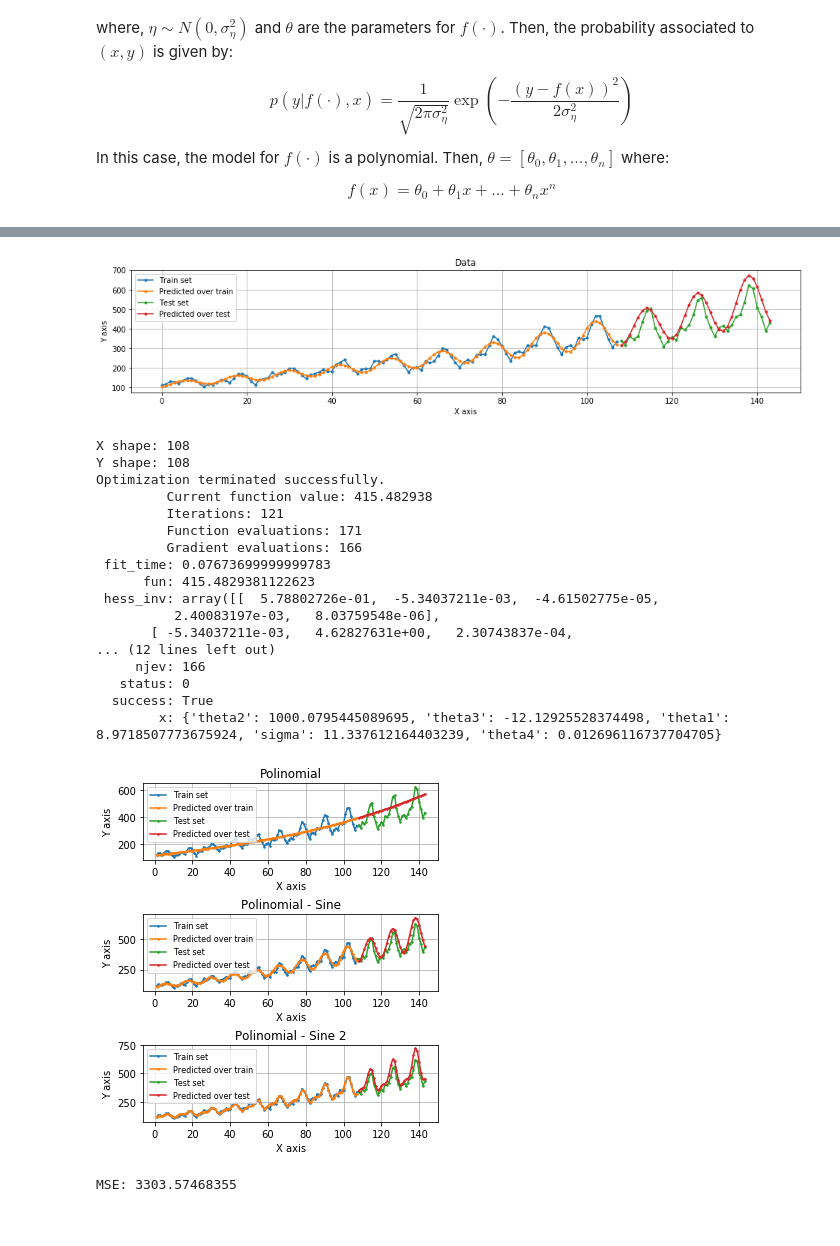
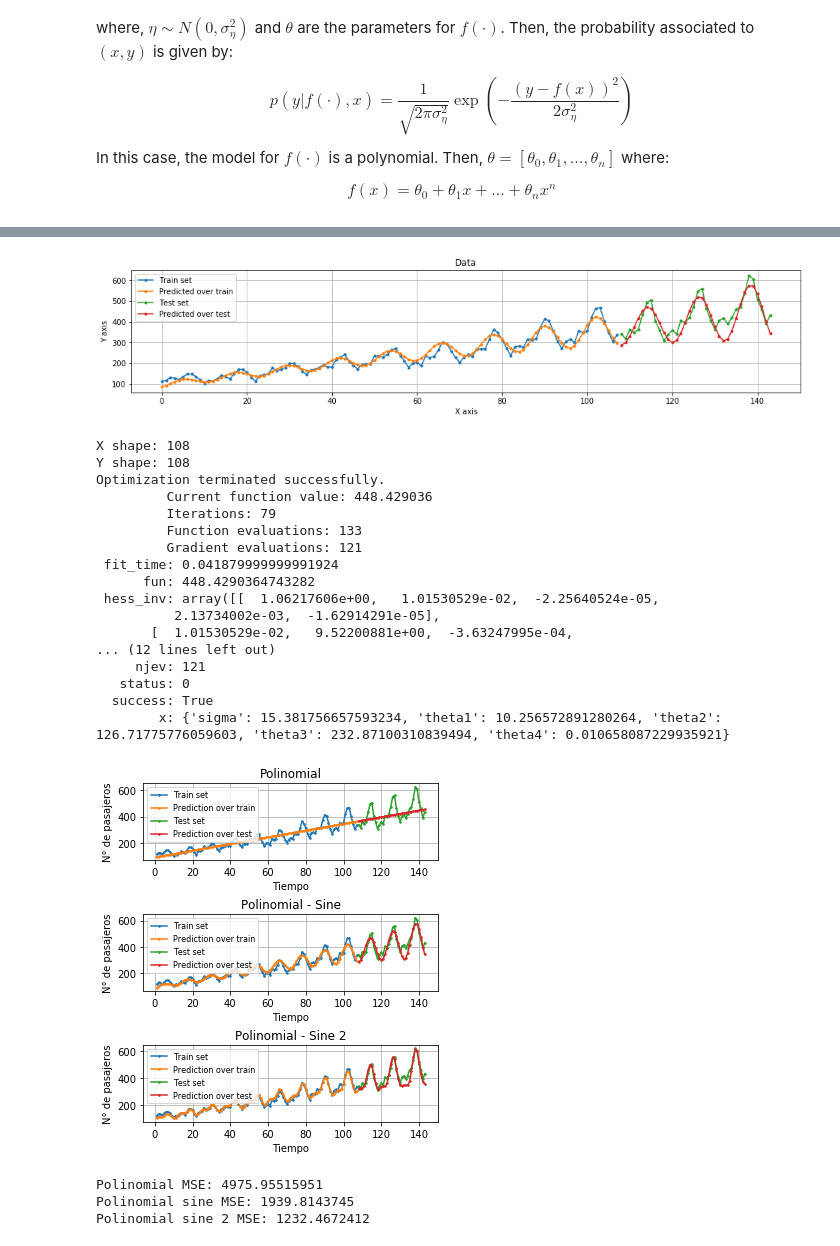
Before and after one commit to lerkoah/AprendizajeProbabilistico, a Jupyter notebook: Tarea1/p2.ipynb, the cells around one changed output, grey strips where cells are left out. Drawn from its saved outputs; the diff is of its cells as text; code cells hidden in the pictures.

```diff
--- a/Tarea1/p2.ipynb
+++ b/Tarea1/p2.ipynb
@@ -170,7 +169,7 @@ model = mle.Normal(y, theta[3]+theta[2]*X+theta[1]*np.power(X,2)+theta[0]*np.pow
 
 
 # Fit model to data
-result = model.fit({'x': X, 'y': Y}, {'theta1': 100, 'theta2': 60, 'theta3': 10, 'theta4': 0.01, 'sigma': 1})
+result = model.fit({'x': X, 'y': Y}, {'theta1': 60, 'theta2':1290, 'theta3': 80, 'theta4': 0.01, 'sigma': 1})
 print(result)
 # %% [output]
 X shape: 108
@@ -212,7 +211,7 @@ plt.grid()
 plt.savefig('final.pdf', format = 'pdf', bbox_inches = 'tight')
 plt.show(fig)
 # %% [output]
-[figure, old version]
+[figure, new version]
 # %%
 def f_pol_sin(x,a,b):
     return a[3]+a[2]*x+a[1]*np.power(x,2)+a[0]*np.power(x,3)+ b[0]*np.sin(b[1]*x+b[2])*np.exp(b[3]*x)
@@ -239,26 +238,26 @@ model = mle.Normal(y, f_pol_sin(x,theta,theta_sin) + theta1*tt.sin(theta2*x + th
 
 
 # Fit model to data
-result = model.fit({'x': X, 'y': Y}, {'theta1': 10, 'theta2': 1000, 'theta3': -10, 'theta4': 0.1, 'sigma': 100})
+result = model.fit({'x': X, 'y': Y}, {'theta1': 100, 'theta2': 120, 'theta3': 200, 'theta4': 0.1, 'sigma': 100})
 print(result)
 # %% [output]
 X shape: 108
 Y shape: 108
 Optimization terminated successfully.
-         Current function value: 415.482938
-         Iterations: 121
-         Function evaluations: 171
-         Gradient evaluations: 166
- fit_time: 0.07673699999999783
-      fun: 415.4829381122623
- hess_inv: array([[  5.78802726e-01,  -5.34037211e-03,  -4.61502775e-05,
-          2.40083197e-03,   8.03759548e-06],
-       [ -5.34037211e-03,   4.62827631e+00,   2.30743837e-04,
+         Current function value: 448.429036
+         Iterations: 79
+         Function evaluations: 133
+         Gradient evaluations: 121
+ fit_time: 0.041879999999991924
+      fun: 448.4290364743282
+ hess_inv: array([[  1.06217606e+00,   1.01530529e-02,  -2.25640524e-05,
+          2.13734002e-03,  -1.62914291e-05],
+       [  1.01530529e-02,   9.52200881e+00,  -3.63247995e-04,
 ... (12 lines left out)
-     njev: 166
+     njev: 121
    status: 0
   success: True
-        x: {'theta2': 1000.0795445089695, 'theta3': -12.12925528374498, 'theta1': 8.9718507773675924, 'sigma': 11.337612164403239, 'theta4': 0.012696116737704705}
+        x: {'sigma': 15.381756657593234, 'theta1': 10.256572891280264, 'theta2': 126.71775776059603, 'theta3': 232.87100310839494, 'theta4': 0.010658087229935921}
 # %%
 theta_sin_sin = [float(result.x['theta1']), float(result.x['theta2']), float(result.x['theta3']),float(result.x['theta4'])]
 
@@ -271,46 +270,56 @@ Y_hat = f_pol_sin(X_test,theta,theta_sin) + float(result.x['theta1'])*np.sin(flo
 fig, ax = plt.subplots(3,1)
 fig.set_figheight(6)
 fig.set_figwidth(5)
 
 ax[0].plot(X[1:],Y[1:],'.-', ms = 3)
 ax[0].plot(X[1:],Y_train_hat_pol[1:],'.-', ms = 3)
 ax[0].plot(X_test,Y_test,'.-', ms = 3)
 ax[0].plot(X_test,Y_hat_pol ,'.-', ms = 3)
 ax[0].set_title('Polinomial')
-ax[0].set_xlabel('X axis')
-ax[0].set_ylabel('Y axis')
-ax[0].legend(('Train set', 'Predicted over train', 'Test set', 'Predicted over test'), prop={'size':8})
+ax[0].set_xlabel('Tiempo')
+ax[0].set_ylabel('N° de pasajeros')
+ax[0].legend(('Train set', 'Prediction over train', 'Test set', 'Prediction over test'), prop={'size':8})
 ax[0].grid()
 
 ax[1].plot(X[1:],Y[1:],'.-', ms = 3)
 ax[1].plot(X[1:],Y_train_hat_polsin[1:],'.-', ms = 3)
 ax[1].plot(X_test,Y_test,'.-', ms = 3)
 ax[1].plot(X_test,Y_hat_polsin ,'.-', ms = 3)
 ax[1].set_title('Polinomial - Sine')
-ax[1].set_xlabel('X axis')
-ax[1].set_ylabel('Y axis')
-ax[1].legend(('Train set', 'Predicted over train', 'Test set', 'Predicted over test'), prop={'size':8})
+ax[1].set_xlabel('Tiempo')
+ax[1].set_ylabel('N° de pasajeros')
+ax[1].legend(('Train set', 'Prediction over train', 'Test set', 'Prediction over test'), prop={'size':8})
 ax[1].grid()
 
 ax[2].plot(X[1:],Y[1:],'.-', ms = 3)
 ax[2].plot(X[1:],Y_train_hat[1:],'.-', ms = 3)
 ax[2].plot(X_test,Y_test,'.-', ms = 3)
 ax[2].plot(X_test,Y_hat ,'.-', ms = 3)
 ax[2].set_title('Polinomial - Sine 2')
-ax[2].set_xlabel('X axis')
-ax[2].set_ylabel('Y axis')
-ax[2].legend(('Train set', 'Predicted over train', 'Test set', 'Predicted over test'), prop={'size':8})
+ax[2].set_xlabel('Tiempo')
+ax[2].set_ylabel('N° de pasajeros')
+ax[2].legend(('Train set', 'Prediction over train', 'Test set', 'Prediction over test'), prop={'size':8})
 ax[2].grid()
 
 plt.tight_layout()
 fig.subplots_adjust(top=0.88)
 plt.savefig('final.eps', format = 'eps', bbox_inches = 'tight')
 plt.show(fig)
 # %% [output]
-[figure, old version]
+[figure, new version]
-# %%
-argMSE = (Y_test-Y_hat)**2
-MSE = np.mean(argMSE)
-print("MSE: %s" % MSE)
-# %% [output]
-MSE: 3303.57468355
+# %%
+argMSE = (Y_test-Y_hat_pol)**2
+MSE = np.mean(argMSE)
+print("Polinomial MSE: %s" % MSE)
+
+argMSE = (Y_test-Y_hat_polsin)**2
+MSE = np.mean(argMSE)
+print("Polinomial sine MSE: %s" % MSE)
+
+argMSE = (Y_test-Y_hat)**2
+MSE = np.mean(argMSE)
+print("Polinomial sine 2 MSE: %s" % MSE)
+# %% [output]
+Polinomial MSE: 4975.95515951
+Polinomial sine MSE: 1939.8143745
+Polinomial sine 2 MSE: 1232.4672412
```
Also changed, not shown: parts of 4 cells of this notebook, 26 other files.
